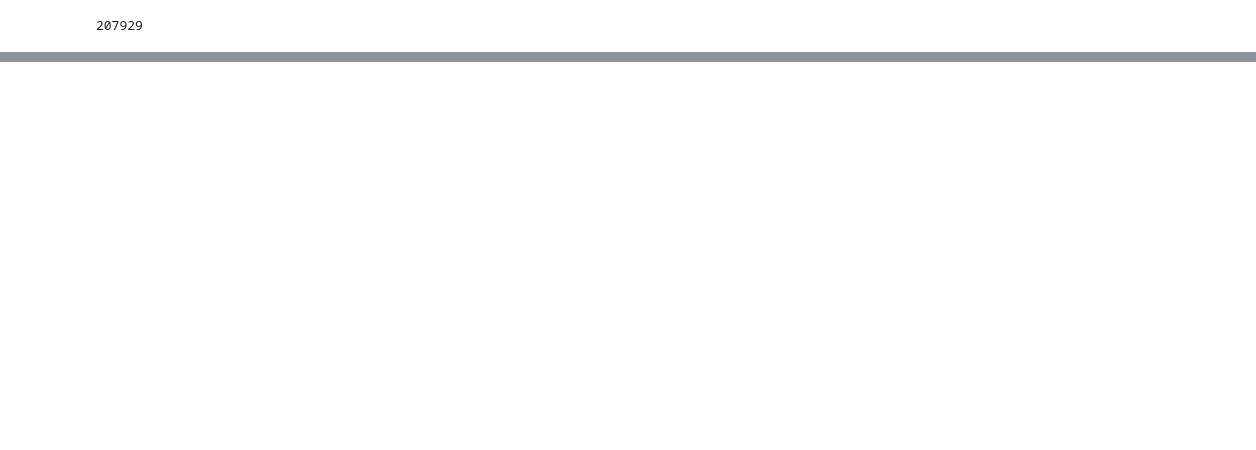
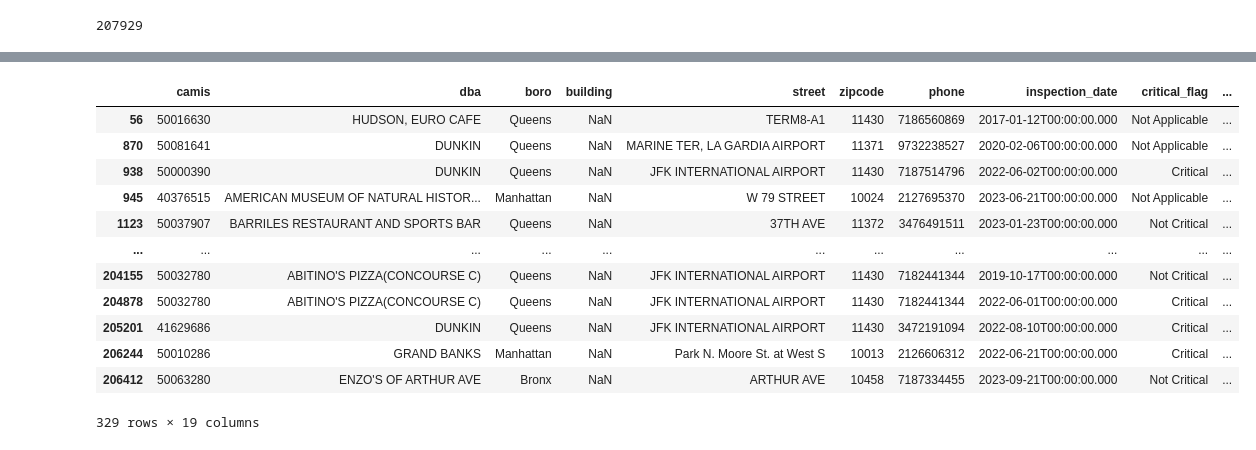
Before and after one commit to Somerville-2023/New-York-health-Inspection-Prediction, a Jupyter notebook: nick-folder/nick_work.ipynb, the cells around one changed output, grey strips where cells are left out. Saved outputs shown, nothing was run; the diff lists cells and outputs as text; code cells hidden in the pictures; blank space fills up the shorter version.

```diff
--- a/nick-folder/nick_work.ipynb
+++ b/nick-folder/nick_work.ipynb
@@ -236,0 +452,16 @@ ny[['score', 'grade']]
+# %%
+ny[ny['building'].isna()]
+# %% [output]
+|  | camis | dba | boro | building | street | zipcode | phone | inspection_date | critical_flag | ... |
+| 56 | 50016630 | HUDSON, EURO CAFE | Queens | NaN | TERM8-A1 | 11430 | 7186560869 | 2017-01-12T00:00:00.000 | Not Applicable | ... |
+| 870 | 50081641 | DUNKIN | Queens | NaN | MARINE TER, LA GARDIA AIRPORT | 11371 | 9732238527 | 2020-02-06T00:00:00.000 | Not Applicable | ... |
+| 938 | 50000390 | DUNKIN | Queens | NaN | JFK INTERNATIONAL AIRPORT | 11430 | 7187514796 | 2022-06-02T00:00:00.000 | Critical | ... |
+| 945 | 40376515 | AMERICAN MUSEUM OF NATURAL HISTOR... | Manhattan | NaN | W 79 STREET | 10024 | 2127695370 | 2023-06-21T00:00:00.000 | Not Applicable | ... |
+| 1123 | 50037907 | BARRILES RESTAURANT AND SPORTS BAR | Queens | NaN | 37TH AVE | 11372 | 3476491511 | 2023-01-23T00:00:00.000 | Not Critical | ... |
+| ... | ... | ... | ... | ... | ... | ... | ... | ... | ... | ... |
+| 204155 | 50032780 | ABITINO'S PIZZA(CONCOURSE C) | Queens | NaN | JFK INTERNATIONAL AIRPORT | 11430 | 7182441344 | 2019-10-17T00:00:00.000 | Not Critical | ... |
+| 204878 | 50032780 | ABITINO'S PIZZA(CONCOURSE C) | Queens | NaN | JFK INTERNATIONAL AIRPORT | 11430 | 7182441344 | 2022-06-01T00:00:00.000 | Critical | ... |
+| 205201 | 41629686 | DUNKIN | Queens | NaN | JFK INTERNATIONAL AIRPORT | 11430 | 3472191094 | 2022-08-10T00:00:00.000 | Critical | ... |
+| 206244 | 50010286 | GRAND BANKS | Manhattan | NaN | Park N. Moore St. at West S | 10013 | 2126606312 | 2022-06-21T00:00:00.000 | Critical | ... |
+| 206412 | 50063280 | ENZO'S OF ARTHUR AVE | Bronx | NaN | ARTHUR AVE | 10458 | 7187334455 | 2023-09-21T00:00:00.000 | Not Critical | ... |
+329 rows × 19 columns
```
Also changed, not shown: parts of 62 cells of this notebook.
